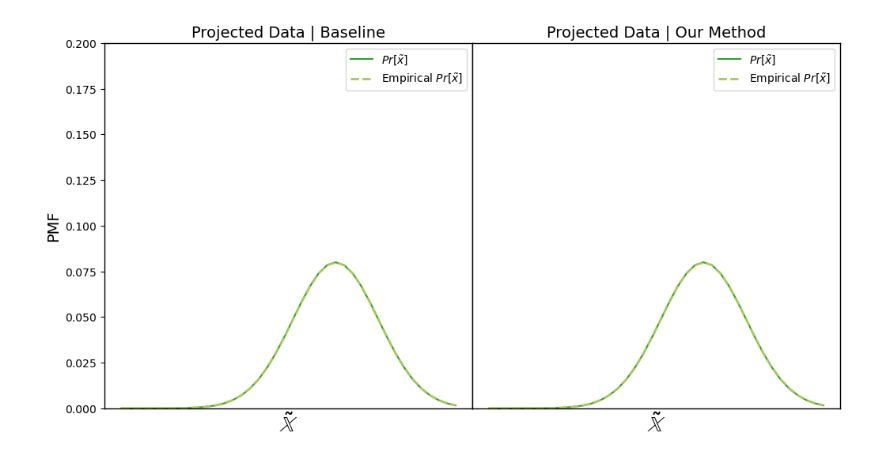
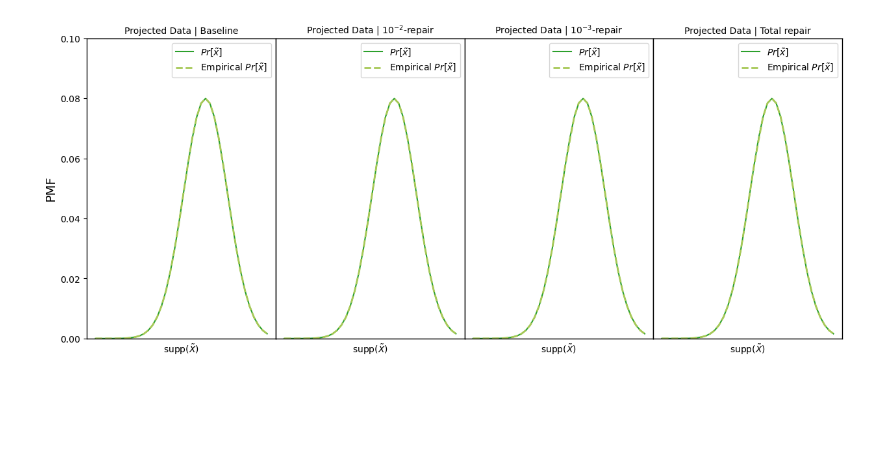
Before and after one commit to Quan-Zhou/OT_Debiasing, a Jupyter notebook: Dykstra_fromsamples.ipynb, the cells around one changed output. Cells and saved outputs as stored; diff of their text form; code cells hidden in the pictures; blank space fills up the shorter version.

```diff
--- a/Dykstra_fromsamples.ipynb
+++ b/Dykstra_fromsamples.ipynb
@@ -325,0 +318,5 @@ dist_project_2['x_1']=empirical_distribution(data_revised_2[data_revised_2['S']=
+# %%
+rdata_base=projection(data,baseline(C,e,px,ptx,V,200)[400])
+rdata_part2=projection(data,partial_repair(C,e,px,ptx,V,1.0e-2,200)[600])
+rdata_part3=projection(data,partial_repair(C,e,px,ptx,V,1.0e-3,200)[600])
+rdata_total=projection(data,total_repair(C,e,px,ptx,V,200)[600])
@@ -326,3 +341,9 @@ dist_project_2['x_1']=empirical_distribution(data_revised_2[data_revised_2['S']=
+# %%
+dist_origin=rdata_analysis(data,bin)
+rdist_base=rdata_analysis(rdata_base,bin)
+rdist_part2=rdata_analysis(rdata_part2,bin)
+rdist_part3=rdata_analysis(rdata_part3,bin)
+rdist_total=rdata_analysis(rdata_total,bin)
 # %%
 plt.plot(x_range,dist['x'],label=r'$Pr[x]$',color='tab:blue')
 plt.plot(x_range,dist['x_0'],label=r'$Pr[x|s_0]$',alpha=0.3,color='tab:orange')
@@ -337,31 +358,53 @@ plt.savefig('C:/Users/zhouq/Downloads/SourceTarget_example.pdf',bbox_inches = 't
 # %%
-ymax=0.2
-fig = plt.figure(figsize=(12,6))
+ymax=0.1
+fig = plt.figure(figsize=(15,6))
 plt.rcParams['axes.linewidth'] = 1
 plt.rc('axes', labelsize=6)
-ax=plt.subplot2grid((1,2),(0,0), rowspan=1, colspan=1)
-dist_tmp=dist_project_1
+ax=plt.subplot2grid((1,4),(0,0), rowspan=1, colspan=1)
+dist_tmp=rdist_base
 plt.plot(x_range,dist['t_x'],label=r'$Pr[\tilde{x}]$',color='tab:green')
 plt.plot(x_range,dist_tmp['x'],label=r'Empirical $Pr[\tilde{x}]$',color='#A7C957',linestyle='--',linewidth=2)
 plt.ylim([0,ymax])
 plt.legend()
 plt.xticks([])
 plt.ylabel('PMF',fontsize=14)
-plt.xlabel(r'$\tilde{\mathbb{X}}$',fontsize=20)
-plt.title('Projected Data | Baseline',fontsize=14)
-ax=plt.subplot2grid((1,2),(0,1), rowspan=1, colspan=1)
-dist_tmp=dist_project_2
+plt.xlabel(r'supp($\tilde{X}$)',fontsize=10)
+plt.title('Projected Data | Baseline',fontsize=10)
+ax=plt.subplot2grid((1,4),(0,1), rowspan=1, colspan=1)
+dist_tmp=rdist_part2
 plt.plot(x_range,dist['t_x'],label=r'$Pr[\tilde{x}]$',color='tab:green')
 plt.plot(x_range,dist_tmp['x'],label=r'Empirical $Pr[\tilde{x}]$',color='#A7C957',linestyle='--',linewidth=2)
 plt.ylim([0,ymax])
 plt.legend()
 plt.yticks([])
 plt.xticks([])
-plt.xlabel(r'$\tilde{\mathbb{X}}$',fontsize=20)
-plt.title('Projected Data | Our Method',fontsize=14)
+plt.xlabel(r'supp($\tilde{X}$)',fontsize=10)
+plt.title(r'Projected Data | $10^{-2}$-repair',fontsize=10)
+plt.subplots_adjust(left=None, bottom=None, right=None, top=None, wspace=0,hspace=0.)
+ax=plt.subplot2grid((1,4),(0,2), rowspan=1, colspan=1)
+dist_tmp=rdist_part3
+plt.plot(x_range,dist['t_x'],label=r'$Pr[\tilde{x}]$',color='tab:green')
+plt.plot(x_range,dist_tmp['x'],label=r'Empirical $Pr[\tilde{x}]$',color='#A7C957',linestyle='--',linewidth=2)
+plt.ylim([0,ymax])
+plt.legend()
+plt.yticks([])
+plt.xticks([])
+plt.xlabel(r'supp($\tilde{X}$)',fontsize=10)
+plt.title(r'Projected Data | $10^{-3}$-repair',fontsize=10)
+plt.subplots_adjust(left=None, bottom=None, right=None, top=None, wspace=0,hspace=0.)
+ax=plt.subplot2grid((1,4),(0,3), rowspan=1, colspan=1)
+dist_tmp=rdist_total
+plt.plot(x_range,dist['t_x'],label=r'$Pr[\tilde{x}]$',color='tab:green')
+plt.plot(x_range,dist_tmp['x'],label=r'Empirical $Pr[\tilde{x}]$',color='#A7C957',linestyle='--',linewidth=2)
+plt.ylim([0,ymax])
+plt.legend()
+plt.yticks([])
+plt.xticks([])
+plt.xlabel(r'supp($\tilde{X}$)',fontsize=10)
+plt.title('Projected Data | Total repair',fontsize=10)
 plt.subplots_adjust(left=None, bottom=None, right=None, top=None, wspace=0,hspace=0.)
 plt.savefig('C:/Users/zhouq/Downloads/groupblind.pdf',bbox_inches = 'tight')
 # %% [output]
-[figure, old version]
+[figure, new version]
 # %%
 ymax=0.2
```
Also changed, not shown: parts of 12 cells of this notebook.
